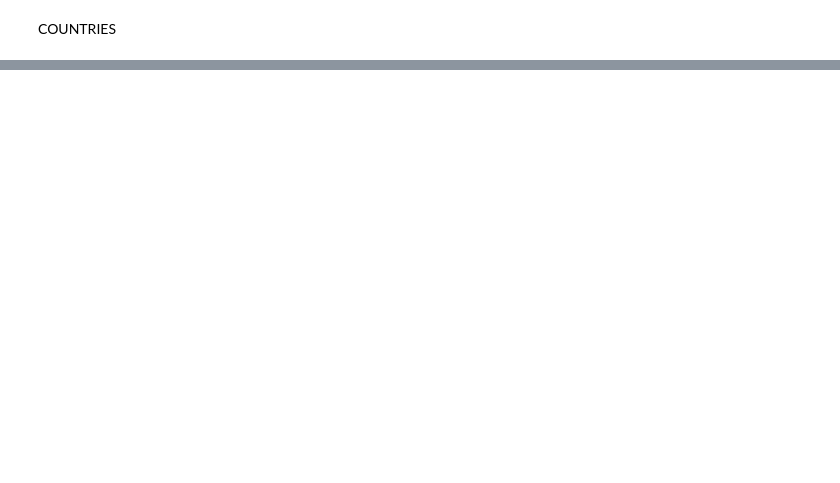
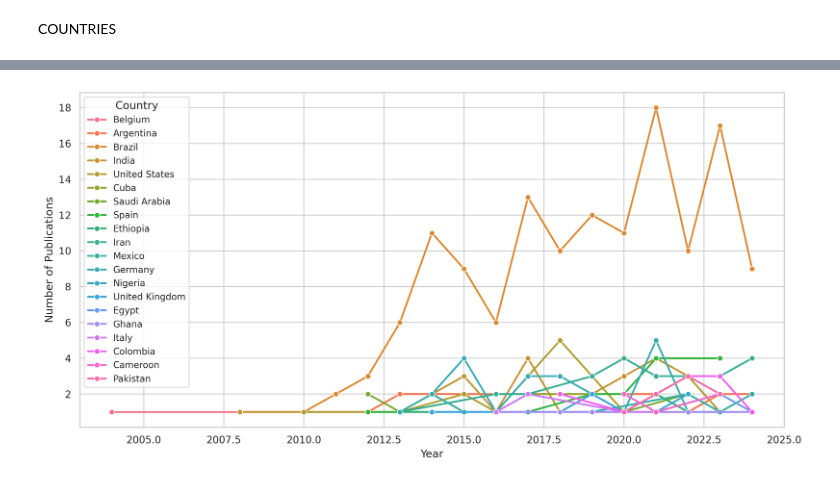
Before and after one commit to karama01/SYSTEMATIC-REVIEW-REPOSITORY, a Jupyter notebook: Bibliometrics_analysis Notebook 5.ipynb, the cells around one changed output, grey strips where cells are left out. Cells and saved outputs as stored; diff of their text form; code cells hidden in the pictures; blank space fills up the shorter version.

```diff
--- a/Bibliometrics_analysis Notebook 5.ipynb
+++ b/Bibliometrics_analysis Notebook 5.ipynb
@@ -143,0 +249,3 @@ COUNTRIES
+# %%
+data = pd.read_csv("/content/6_updated_with_country_column.csv", sep=",", encoding='latin-1')
+data
@@ -143,0 +266,10 @@ COUNTRIES
+# %%
+# Filter data for the years 2000–2025
+data = data[(data["Year"] >= 2000) & (data["Year"] <= 2025)]
+
+# Group by year and country to count publications
+grouped = data.groupby(["Year", "Country"]).size().reset_index(name="Count")
+
+# Identify top 20 countries by total contributions
+top_countries = grouped.groupby("Country")["Count"].sum().nlargest(20).index.tolist()
+top_countries
@@ -143,0 +308,27 @@ COUNTRIES
+# %%
+# Plot the number of publications per year for the top countries
+sns.set(style="whitegrid", palette="tab10")
+plt.figure(figsize=(12, 6), dpi=300)
+# Get the current Axes object using gca()
+ax = plt.gca()  # This line is added
+
+sns.lineplot(
+    data=filtered,
+    x="Year",
+    y="Count",
+    hue="Country",
+    marker="o",
+    linewidth=2
+)
+
+# Ensure y-axis has only integer values
+ax.yaxis.set_major_locator(plt.MaxNLocator(integer=True)) # Updated to use plt.MaxNLocator
+
+# Customize the plot
+plt.xlabel("Year", fontsize=12)
+plt.ylabel("Number of Publications", fontsize=12)
+plt.legend(title="Country", fontsize=10)
+plt.tight_layout()
+plt.show()
+# %% [output]
+[figure, added]
```
Also changed, not shown: parts of 33 cells of this notebook, 5 other files.
